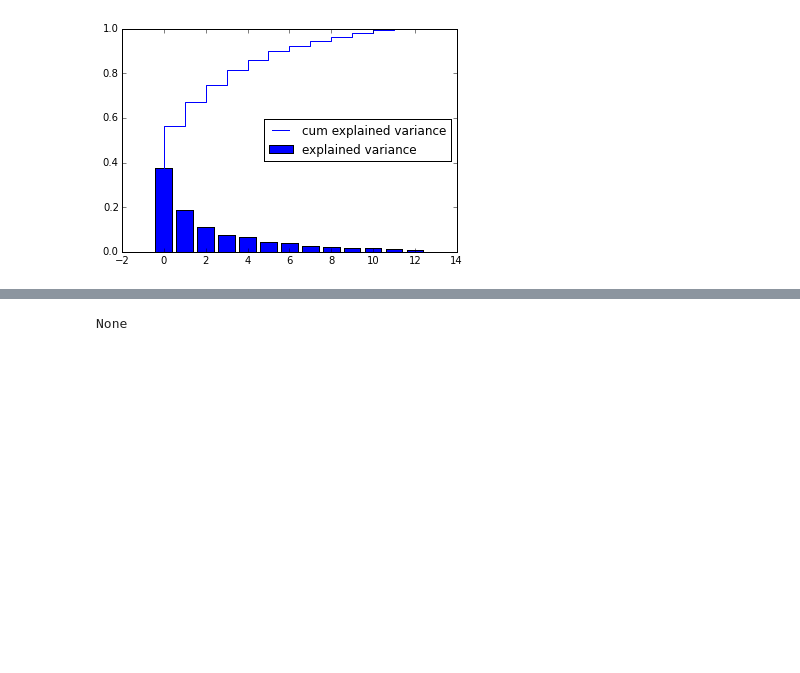
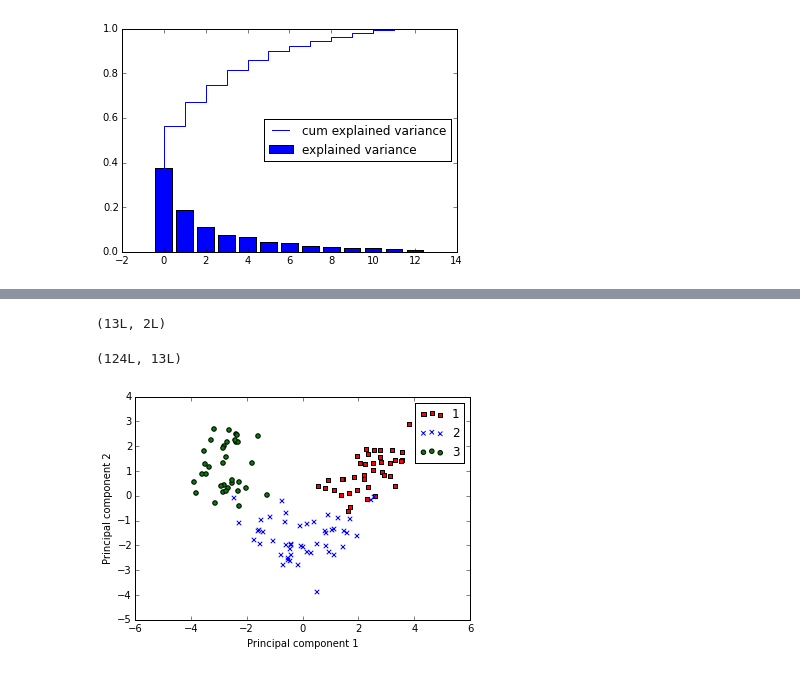
Before and after one commit to maestro972/python-machine-learning, a Jupyter notebook: Compressing data with dimensionality reduction.ipynb, the cells around one changed output, grey strips where cells are left out. Cells and saved outputs as stored; diff of their text form; code cells hidden in the pictures; blank space fills up the shorter version.

```diff
--- a/Compressing data with dimensionality reduction.ipynb
+++ b/Compressing data with dimensionality reduction.ipynb
@@ -37,7 +37,7 @@ X_test_std = sc.transform(X_test)
 # %%
 import numpy as np
 # %%
-cov_mat = np.cov(X_train_std.T) 'each row of the input matrix has to represent a variable'
+cov_mat = np.cov(X_train_std.T) #each row of the input matrix has to represent a variable'
 # %%
 eigen_vals, eigen_vectors = np.linalg.eig(cov_mat)
 # %%
@@ -79,2 +99,2 @@ eigen_pairs = [(np.abs(eigen_vals[i]), eigen_vectors[:, i]) for i in range(len(e
 # %%
-np.hstack((eigen_pairs[0][1],eigen_pairs[1][1]))
+W = np.hstack((eigen_pairs[0][1][:, np.newaxis], eigen_pairs[1][1][:, np.newaxis]))
@@ -104,4 +101,23 @@ array([[ 0.14669811,  0.50417079],
-# %%
-print(np.newaxis)
-# %% [output]
-None
+# %%
+W.shape
+# %% [output]
+(13L, 2L)
+# %%
+X_train_std.shape
+# %% [output]
+(124L, 13L)
+# %%
+X_train_pca = X_train_std.dot(W)
+# %%
+colors = ['r', 'b', 'g']
+markers = ['s' , 'x' , 'o']
+labels = np.unique(y_train)
+# %%
+for (lb, c, m) in zip (labels, colors, markers):
+    plt.scatter(x=X_train_pca[np.where(y_train==lb),0],y=X_train_pca[np.where(y_train==lb),1], c=c, marker=m, label=lb)
+plt.xlabel('Principal component 1')
+plt.ylabel('Principal component 2')
+plt.legend(loc='best')
+plt.show()
+# %% [output]
+[figure, added]
```
Also changed, not shown: parts of 4 cells of this notebook.
